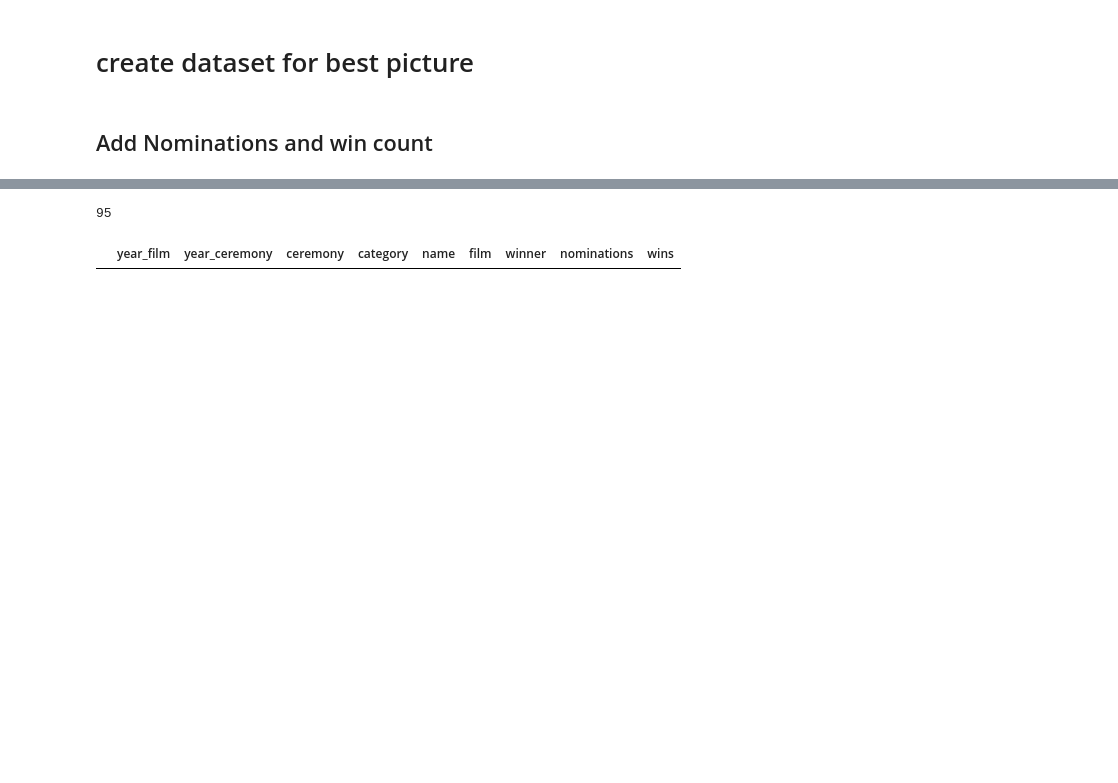
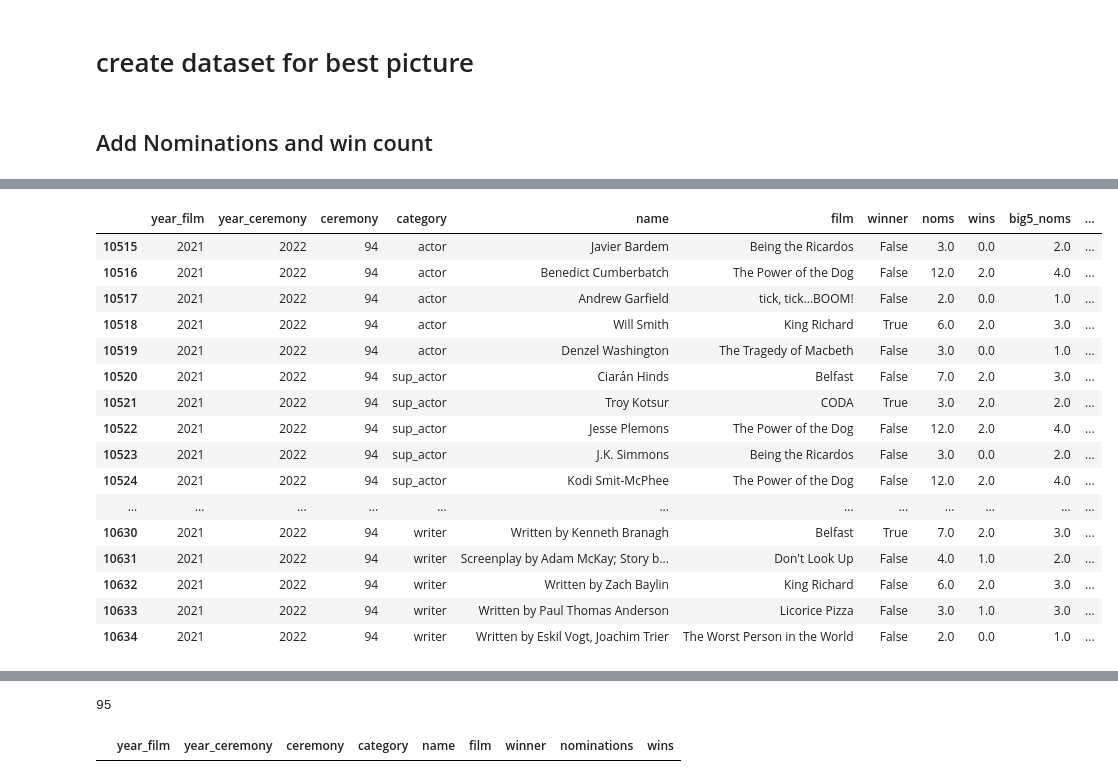
Before and after one commit to nthall93/oscars, a Jupyter notebook: model.ipynb, the cells around one changed output, grey strips where cells are left out. Drawn from its saved outputs; the diff is of its cells as text; code cells hidden in the pictures; blank space fills up the shorter version.

```diff
--- a/model.ipynb
+++ b/model.ipynb
@@ -11,8 +11,3 @@ oscar_df['category'] = oscar_df['category'].str.lower()
 bp_mask = oscar_df['category'].str.contains('best|outstanding (motion)? picture')
 # %% [markdown]
 ## Add Nominations and win count
-# %%
-nominations = oscar_df.groupby(['year_film', 'film']).size().rename('nominations')
-wins = oscar_df[oscar_df['winner']==True & ~bp_mask].groupby(['year_film', 'film']).size().rename('wins')
-oscar_df = pd.merge(oscar_df,nominations,left_on=['year_film', 'film'],right_index=True,how='left')
-oscar_df = pd.merge(oscar_df,wins,left_on=['year_film', 'film'],right_index=True,how='left')
@@ -35,10 +14,26 @@ oscar_df
 # %%
-sorted(oscar_df['category'].unique())
-
+#create all masks
 actor_mask = oscar_df['category'].str.contains('actor( in a leading role)?$')
 actress_mask = oscar_df['category'].str.contains('actress( in a leading role)?$')
+director_mask = oscar_df['category'].str.contains('directing')
+writer_mask = oscar_df['category'].str.contains('writing.*screenplay')
 sup_actor_mask = oscar_df['category'].str.contains('actor in a supporting role')
 sup_actress_mask = oscar_df['category'].str.contains('actress in a supporting role')
 
-for mask in [actor_mask, actress_mask, sup_actor_mask,sup_actress_mask]:
-    assert len(oscar_df[mask]['year_ceremony'].unique())== 87, 'missing years'
+mask_dct = {
+    'actor': actor_mask,
+    'actress': actress_mask,
+    'director': director_mask,
+    'writer': writer_mask,
+    'sup_actor': sup_actor_mask,
+    'sup_actress': sup_actress_mask,
+    'best_picture': bp_mask,
+}
+
+for k,v in mask_dct.items():
+    oscar_df['category'] = np.where(v,k,oscar_df['category'])
+
+
+
+big5_mask = actor_mask | actress_mask | bp_mask | director_mask | writer_mask
+atl_mask = big5_mask | sup_actor_mask | sup_actress_mask
@@ -47,0 +40,34 @@ for mask in [actor_mask, actress_mask, sup_actor_mask,sup_actress_mask]:
+# %%
+noms = oscar_df.groupby(['year_film', 'film']).size().rename('noms')
+wins = oscar_df[oscar_df['winner']==True & ~bp_mask].groupby(['year_film', 'film'])['category'].nunique().rename('wins')
+
+big5_noms = oscar_df[big5_mask].groupby(['year_film', 'film'])['category'].nunique().rename('big5_noms')
+big5_wins = oscar_df[~bp_mask & big5_mask & oscar_df['winner']==True].groupby(['year_film', 'film'])['category'].nunique().rename('big5_wins')
+
+atl_noms = oscar_df[atl_mask].groupby(['year_film', 'film'])['category'].nunique().rename('atl_noms')
+atl_wins = oscar_df[~bp_mask & atl_mask & oscar_df['winner']==True].groupby(['year_film', 'film'])['category'].nunique().rename('atl_wins')
+
+for ser in (noms,wins,big5_noms,big5_wins,atl_noms,atl_wins):
+    oscar_df = pd.merge(oscar_df,ser,left_on=['year_film', 'film'],right_index=True,how='left')
+
+oscar_df[['wins','big5_wins','atl_wins']] = oscar_df[['wins','big5_wins','atl_wins']].fillna(0)
+# %%
+oscar_df[atl_mask & (oscar_df['year_ceremony'] == 2022)]
+# %% [output]
+|  | year_film | year_ceremony | ceremony | category | name | film | winner | noms | wins | big5_noms | ... |
+| 10515 | 2021 | 2022 | 94 | actor | Javier Bardem | Being the Ricardos | False | 3.0 | 0.0 | 2.0 | ... |
+| 10516 | 2021 | 2022 | 94 | actor | Benedict Cumberbatch | The Power of the Dog | False | 12.0 | 2.0 | 4.0 | ... |
+| 10517 | 2021 | 2022 | 94 | actor | Andrew Garfield | tick, tick...BOOM! | False | 2.0 | 0.0 | 1.0 | ... |
+| 10518 | 2021 | 2022 | 94 | actor | Will Smith | King Richard | True | 6.0 | 2.0 | 3.0 | ... |
+| 10519 | 2021 | 2022 | 94 | actor | Denzel Washington | The Tragedy of Macbeth | False | 3.0 | 0.0 | 1.0 | ... |
+| 10520 | 2021 | 2022 | 94 | sup_actor | Ciarán Hinds | Belfast | False | 7.0 | 2.0 | 3.0 | ... |
+| 10521 | 2021 | 2022 | 94 | sup_actor | Troy Kotsur | CODA | True | 3.0 | 2.0 | 2.0 | ... |
+| 10522 | 2021 | 2022 | 94 | sup_actor | Jesse Plemons | The Power of the Dog | False | 12.0 | 2.0 | 4.0 | ... |
+| 10523 | 2021 | 2022 | 94 | sup_actor | J.K. Simmons | Being the Ricardos | False | 3.0 | 0.0 | 2.0 | ... |
+| 10524 | 2021 | 2022 | 94 | sup_actor | Kodi Smit-McPhee | The Power of the Dog | False | 12.0 | 2.0 | 4.0 | ... |
+| ... | ... | ... | ... | ... | ... | ... | ... | ... | ... | ... | ... |
+| 10630 | 2021 | 2022 | 94 | writer | Written by Kenneth Branagh | Belfast | True | 7.0 | 2.0 | 3.0 | ... |
+| 10631 | 2021 | 2022 | 94 | writer | Screenplay by Adam McKay; Story b... | Don't Look Up | False | 4.0 | 1.0 | 2.0 | ... |
+| 10632 | 2021 | 2022 | 94 | writer | Written by Zach Baylin | King Richard | False | 6.0 | 2.0 | 3.0 | ... |
+| 10633 | 2021 | 2022 | 94 | writer | Written by Paul Thomas Anderson | Licorice Pizza | False | 3.0 | 1.0 | 3.0 | ... |
+| 10634 | 2021 | 2022 | 94 | writer | Written by Eskil Vogt, Joachim Trier | The Worst Person in the World | False | 2.0 | 0.0 | 1.0 | ... |
```
Also changed, not shown: parts of 3 cells of this notebook, 1 other file.
